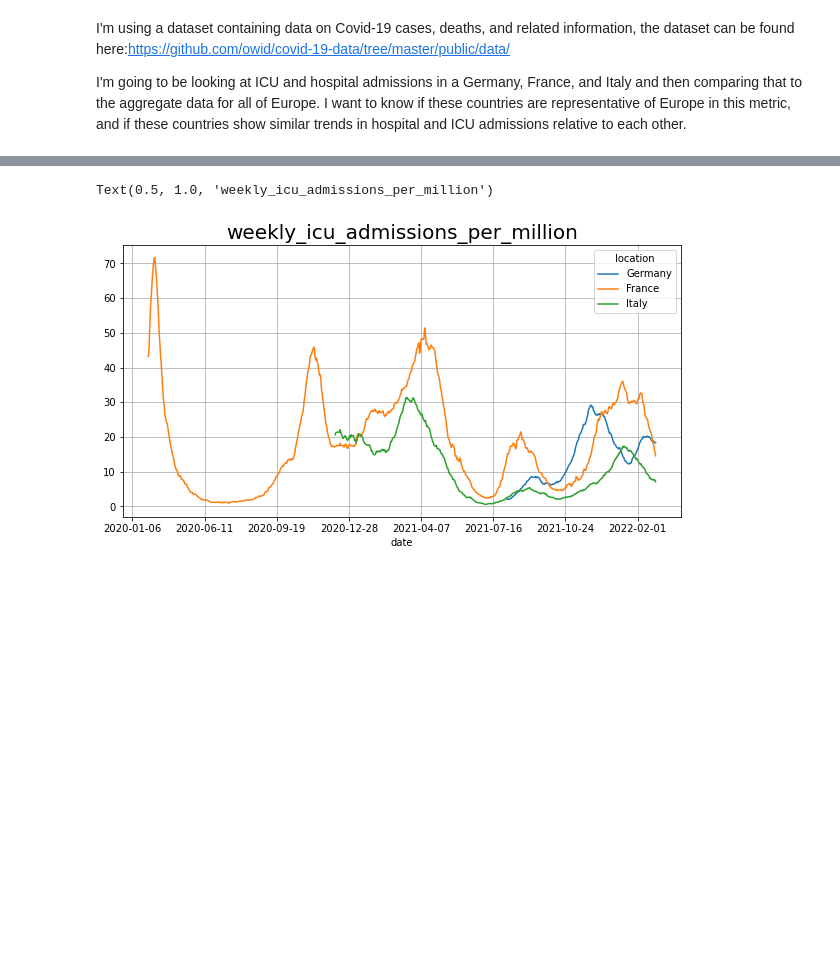
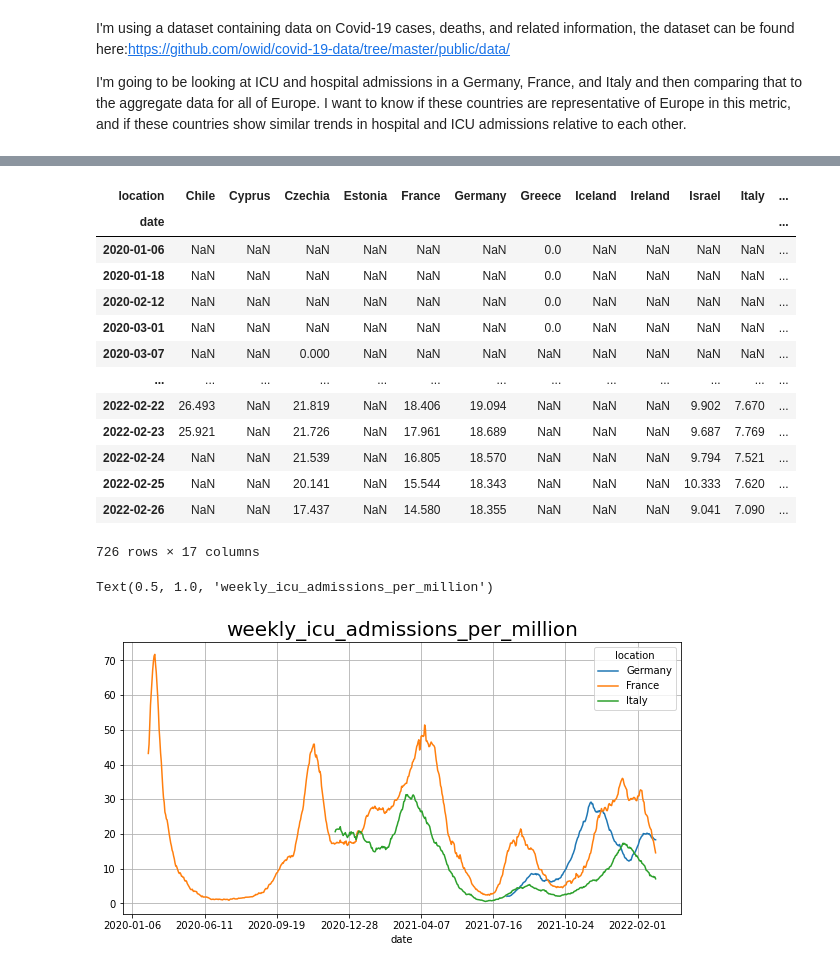
Before and after one commit to isaacgoldings/cs103a-cpa01, a Jupyter notebook: cpa01.ipynb, the cells around one changed output, grey strips where cells are left out. Cells and saved outputs as stored; diff of their text form; code cells hidden in the pictures; blank space fills up the shorter version.

```diff
--- a/cpa01.ipynb
+++ b/cpa01.ipynb
@@ -12,6 +26,22 @@ df
 # %%
 icu = pd.pivot_table(df, index = 'date', columns = 'location', values = 'weekly_icu_admissions_per_million')
 hsp = pd.pivot_table(df, index = 'date', columns = 'location', values = 'weekly_hosp_admissions_per_million')
+icu
+# %% [output]
+| location | Chile | Cyprus | Czechia | Estonia | France | Germany | Greece | Iceland | Ireland | Israel | Italy | ... |
+| date |  |  |  |  |  |  |  |  |  |  |  | ... |
+| 2020-01-06 | NaN | NaN | NaN | NaN | NaN | NaN | 0.0 | NaN | NaN | NaN | NaN | ... |
+| 2020-01-18 | NaN | NaN | NaN | NaN | NaN | NaN | 0.0 | NaN | NaN | NaN | NaN | ... |
+| 2020-02-12 | NaN | NaN | NaN | NaN | NaN | NaN | 0.0 | NaN | NaN | NaN | NaN | ... |
+| 2020-03-01 | NaN | NaN | NaN | NaN | NaN | NaN | 0.0 | NaN | NaN | NaN | NaN | ... |
+| 2020-03-07 | NaN | NaN | 0.000 | NaN | NaN | NaN | NaN | NaN | NaN | NaN | NaN | ... |
+| ... | ... | ... | ... | ... | ... | ... | ... | ... | ... | ... | ... | ... |
+| 2022-02-22 | 26.493 | NaN | 21.819 | NaN | 18.406 | 19.094 | NaN | NaN | NaN | 9.902 | 7.670 | ... |
+| 2022-02-23 | 25.921 | NaN | 21.726 | NaN | 17.961 | 18.689 | NaN | NaN | NaN | 9.687 | 7.769 | ... |
+| 2022-02-24 | NaN | NaN | 21.539 | NaN | 16.805 | 18.570 | NaN | NaN | NaN | 9.794 | 7.521 | ... |
+| 2022-02-25 | NaN | NaN | 20.141 | NaN | 15.544 | 18.343 | NaN | NaN | NaN | 10.333 | 7.620 | ... |
+| 2022-02-26 | NaN | NaN | 17.437 | NaN | 14.580 | 18.355 | NaN | NaN | NaN | 9.041 | 7.090 | ... |
+726 rows × 17 columns
 # %%
 icu[['Germany', 'France', 'Italy']].plot(figsize = (10,5))
 plt.grid()
```
Also changed, not shown: parts of 2 cells of this notebook, 2 other files.
